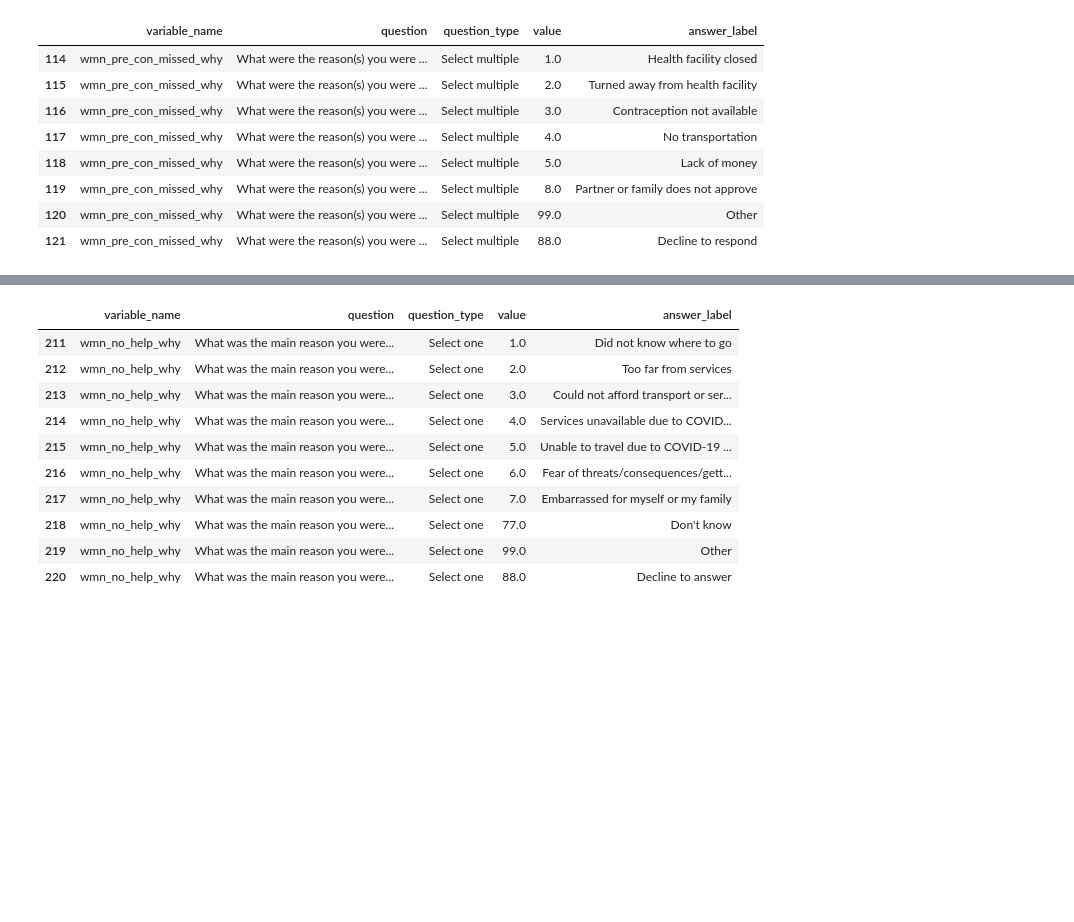
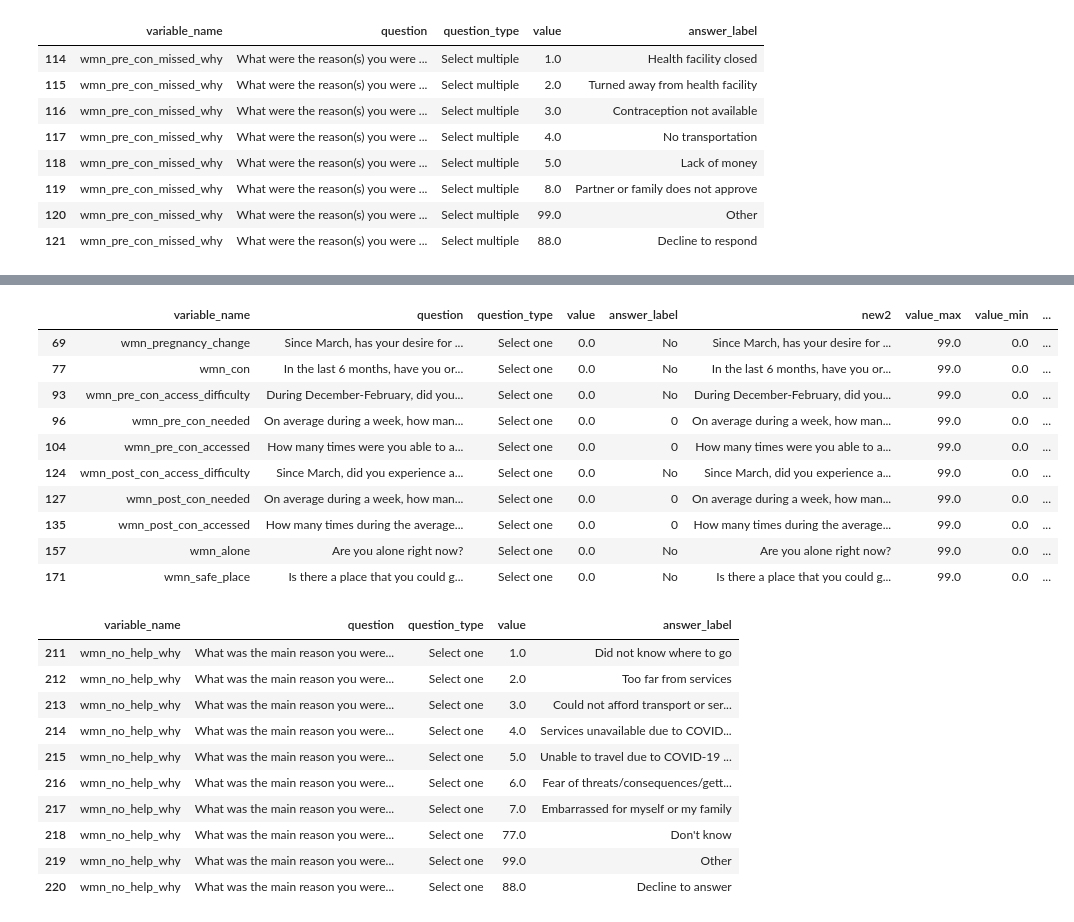
Before and after one commit to hgf700/Lessons_About_Data, a Jupyter notebook: Lab1/Untitled.ipynb, the cells around one changed output, grey strips where cells are left out. Drawn from its saved outputs; the diff is of its cells as text; code cells hidden in the pictures; blank space fills up the shorter version.

```diff
--- a/Lab1/Untitled.ipynb
+++ b/Lab1/Untitled.ipynb
@@ -202,0 +223,5 @@ df[(df["question"]=="What is your gender")  & (df["value"]==2.0) & (df["answer_l
+# %%
+# utworz kolumne˛ na podstawie istnieja˛cych
+
+df["new"]=pd.DataFrame(df['question'])
+df
@@ -202,0 +242,5 @@ df[(df["question"]=="What is your gender")  & (df["value"]==2.0) & (df["answer_l
+# %%
+# zmien´ nazwe˛ kolumny
+
+df.rename(columns={"new": "new2"}, inplace=True)
+df
@@ -202,0 +276,8 @@ df[(df["question"]=="What is your gender")  & (df["value"]==2.0) & (df["answer_l
+# %%
+# wy´swietli´c ´srednia (maksymalna˛, minimalna˛) warto´s´c z jednej kolumny
+
+df["value_max"] = df["value"].max()
+df["value_min"] = df["value"].min()
+df["value_mean"] = df["value"].mean()
+
+df[["value_max","value_min","value_mean"]]
@@ -202,0 +348,8 @@ df[(df["question"]=="What is your gender")  & (df["value"]==2.0) & (df["answer_l
+# %%
+# sortowanie wierszy ramki danych wedlug warto´sci okre´slonej kolumny
+# (maleja˛co, rosna˛co)
+
+# df.sort_values(['value'],ascending=False)
+df["value1"] = df["value"].sort_values(ascending=False).values
+df["value2"] = df["value"].sort_values(ascending=True).values
+df[["value1","value1"]]
@@ -203,3 +370,22 @@ df[(df["question"]=="What is your gender")  & (df["value"]==2.0) & (df["answer_l
+# %%
+# wy´swietli´c wierszy dla 10 najwie˛kszych (najmniejszych) warto´sci okre´slonej
+# kolumny
+
+
+df.nlargest(10,'value')
+df.nsmallest(10,'value')
+# %% [output]
+|  | variable_name | question | question_type | value | answer_label | new2 | value_max | value_min | ... |
+| 69 | wmn_pregnancy_change | Since March, has your desire for ... | Select one | 0.0 | No | Since March, has your desire for ... | 99.0 | 0.0 | ... |
+| 77 | wmn_con | In the last 6 months, have you or... | Select one | 0.0 | No | In the last 6 months, have you or... | 99.0 | 0.0 | ... |
+| 93 | wmn_pre_con_access_difficulty | During December-February, did you... | Select one | 0.0 | No | During December-February, did you... | 99.0 | 0.0 | ... |
+| 96 | wmn_pre_con_needed | On average during a week, how man... | Select one | 0.0 | 0 | On average during a week, how man... | 99.0 | 0.0 | ... |
+| 104 | wmn_pre_con_accessed | How many times were you able to a... | Select one | 0.0 | 0 | How many times were you able to a... | 99.0 | 0.0 | ... |
+| 124 | wmn_post_con_access_difficulty | Since March, did you experience a... | Select one | 0.0 | No | Since March, did you experience a... | 99.0 | 0.0 | ... |
+| 127 | wmn_post_con_needed | On average during a week, how man... | Select one | 0.0 | 0 | On average during a week, how man... | 99.0 | 0.0 | ... |
+| 135 | wmn_post_con_accessed | How many times during the average... | Select one | 0.0 | 0 | How many times during the average... | 99.0 | 0.0 | ... |
+| 157 | wmn_alone | Are you alone right now? | Select one | 0.0 | No | Are you alone right now? | 99.0 | 0.0 | ... |
+| 171 | wmn_safe_place | Is there a place that you could g... | Select one | 0.0 | No | Is there a place that you could g... | 99.0 | 0.0 | ... |
 # %%
 
 
```
Also changed, not shown: parts of 12 cells of this notebook, 1 other file.
